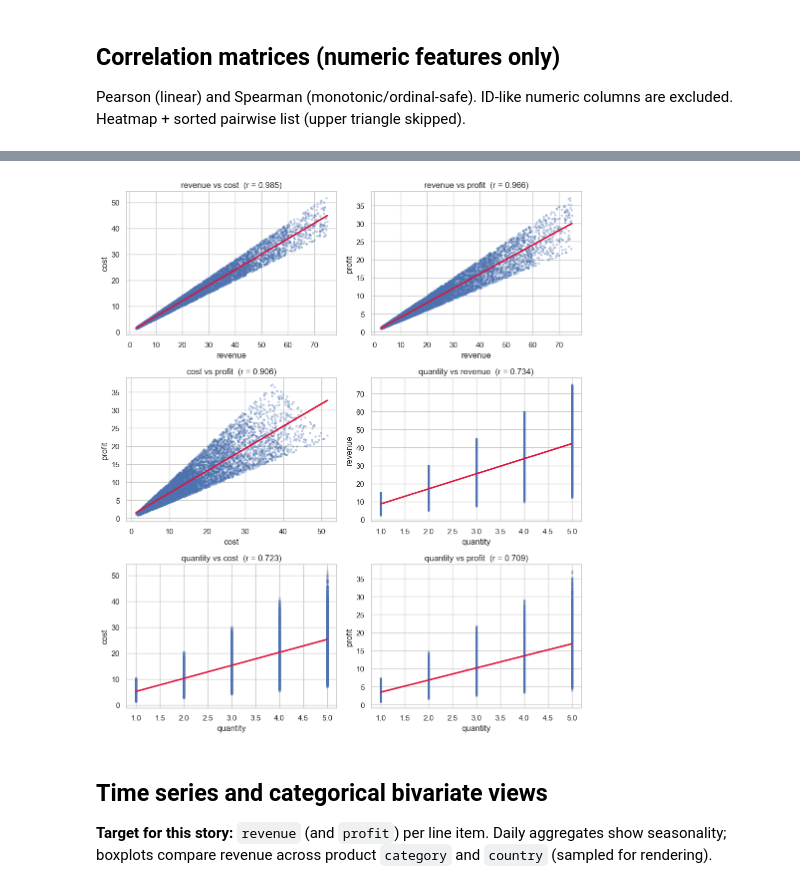
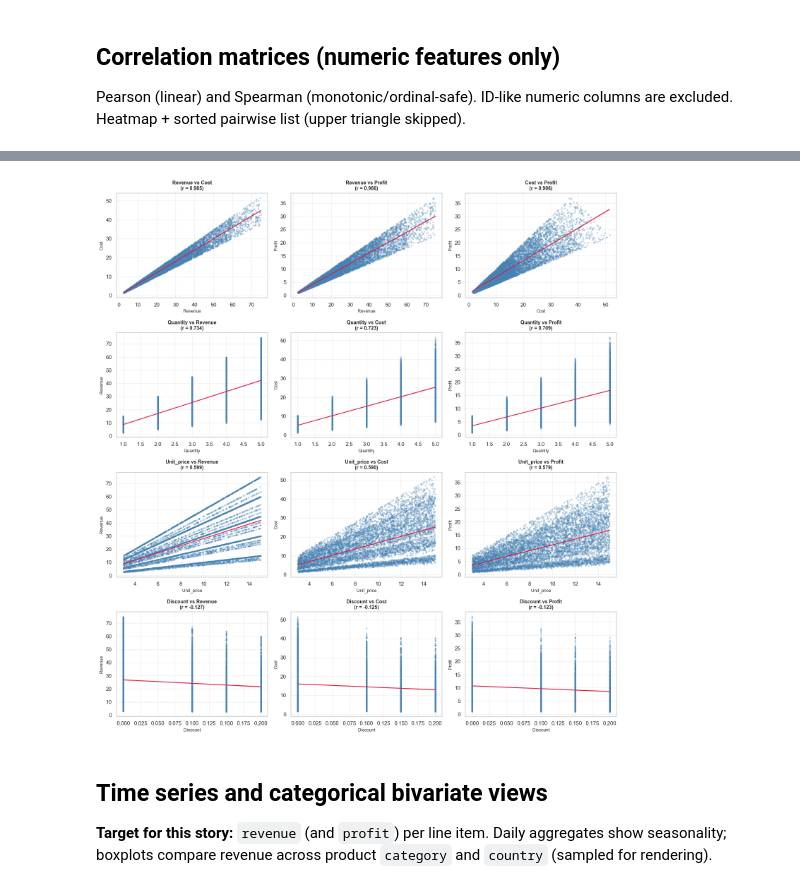
Before and after one commit to jonako123/ADS-project-YonatanK-OzP-BarA, a Jupyter notebook: EDA.ipynb, the cells around one changed output, grey strips where cells are left out. Drawn from its saved outputs; the diff is of its cells as text; code cells hidden in the pictures.

```diff
--- a/EDA.ipynb
+++ b/EDA.ipynb
@@ -248,27 +265,17 @@ heat_kw = dict(
     annot_kws={"size": 11, "ha": "center", "va": "center"},
     linewidths=0.6,
     linecolor="white",
-    cbar_kws={"shrink": 0.82, "label": "correlation"},
+    cbar_kws={"shrink": 0.82, "label": "Pearson Correlation Coefficient"},
 )
 
 # Only show Pearson correlation heatmap
-fig, ax = plt.subplots(figsize=(11, 9))
+fig, ax = plt.subplots(figsize=(12, 10))
 sns.heatmap(pearson_corr, ax=ax, **heat_kw)
-ax.set_title("Pearson correlation", fontsize=14, pad=14)
-ax.set_xticklabels(ax.get_xticklabels(), rotation=40, ha="right", rotation_mode="anchor")
-ax.set_yticklabels(ax.get_yticklabels(), rotation=0)
+ax.set_title("Pearson Correlation Matrix - Numeric Features", fontsize=14, fontweight="bold", pad=20)
+ax.set_xticklabels(ax.get_xticklabels(), rotation=45, ha="right", rotation_mode="anchor", fontsize=10)
+ax.set_yticklabels(ax.get_yticklabels(), rotation=0, fontsize=10)
 fig.tight_layout()
 plt.show()
-
-# Spearman correlation heatmap commented out
-# for corr_mat, title in ((pearson_corr, "Pearson correlation"), (spearman_corr, "Spearman correlation")):
-#     fig, ax = plt.subplots(figsize=(11, 9))
-#     sns.heatmap(corr_mat, ax=ax, **heat_kw)
-#     ax.set_title(title, fontsize=14, pad=14)
-#     ax.set_xticklabels(ax.get_xticklabels(), rotation=40, ha="right", rotation_mode="anchor")
-#     ax.set_yticklabels(ax.get_yticklabels(), rotation=0)
-#     fig.tight_layout()
-#     plt.show()
 # %% [output]
 Top 20 Pearson pairs by |r|:
              a              b         r    abs_r
@@ -295,31 +302,39 @@ Scatter + regression line on a random sample (full data has ~1M points per panel
 # %%
-THRESH = 0.7
-strong_pairs = pair_pearson[pair_pearson["abs_r"] > THRESH].copy()
-print(f"Pairs with |r| > {THRESH} (Pearson): {len(strong_pairs)}")
-print(strong_pairs.to_string(index=False))
+THRESH_MODERATE = 0.1
+moderate_pairs = pair_pearson[pair_pearson["abs_r"] > THRESH_MODERATE].copy()
+print(f"Pairs with |r| > {THRESH_MODERATE} (Pearson): {len(moderate_pairs)}")
+print("\nAll Moderate Correlations (|r| > 0.1) - Sorted by Strength:\n")
+print(moderate_pairs.to_string(index=False))
 
 plot_sample = df.sample(n=min(8_000, len(df)), random_state=42)
 
-if strong_pairs.empty:
-    print("No variable pairs exceed the threshold; try lowering THRESH or using Spearman pairs.")
+if moderate_pairs.empty:
+    print("No variable pairs exceed the threshold of 0.1.")
 else:
-    n = len(strong_pairs)
-    ncols = 2
+    n = len(moderate_pairs)
+    ncols = 3
     nrows = int(np.ceil(n / ncols))
-    fig, axes = plt.subplots(nrows, ncols, figsize=(10, 3.8 * nrows))
+    fig, axes = plt.subplots(nrows, ncols, figsize=(15, 4 * nrows))
     axes = np.atleast_1d(axes).ravel()
-    for ax, row in zip(axes, strong_pairs.itertuples(index=False)):
+
+    for ax, row in zip(axes, moderate_pairs.itertuples(index=False)):
         sns.regplot(
             data=plot_sample,
             x=row.a,
             y=row.b,
             ax=ax,
-            scatter_kws={"s": 6, "alpha": 0.25},
-            line_kws={"color": "crimson"},
+            scatter_kws={"s": 6, "alpha": 0.25, "color": "steelblue"},
+            line_kws={"color": "crimson", "linewidth": 1.5},
         )
-        ax.set_title(f"{row.a} vs {row.b}  (r = {row.r:.3f})")
+        ax.set_title(f"{row.a.capitalize()} vs {row.b.capitalize()}\n(r = {row.r:.3f})", fontsize=10, fontweight="bold")
+        ax.set_xlabel(row.a.capitalize(), fontsize=9)
+        ax.set_ylabel(row.b.capitalize(), fontsize=9)
+        ax.grid(True, alpha=0.3)
+
+    # Hide unused subplots
     for k in range(n, len(axes)):
         axes[k].set_axis_off()
+
     plt.tight_layout()
     plt.show()
 # %% [output]
@@ -334,4 +358,4 @@ quantity  profit 0.709035 0.709035
-[figure, old version]
+[figure, new version]
 # %% [markdown]
 ## Time series and categorical bivariate views
 
```
Also changed, not shown: parts of 13 cells of this notebook, 1 other file.
